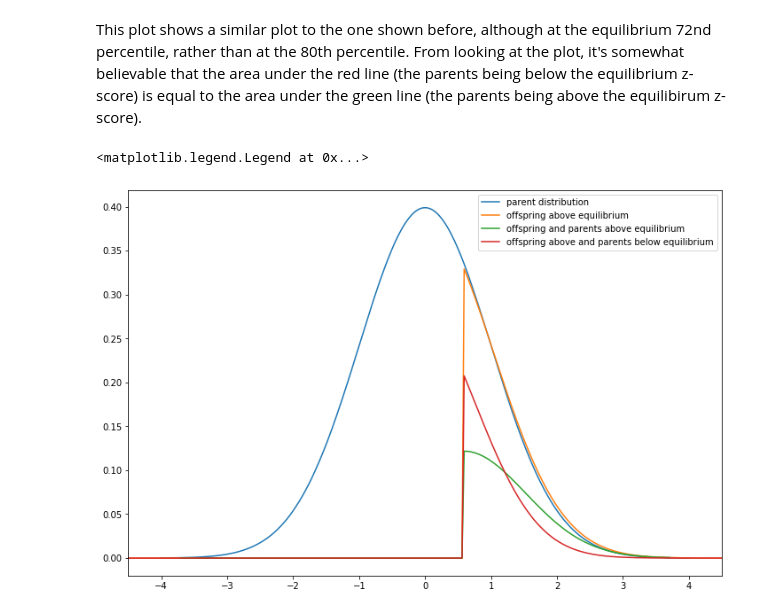
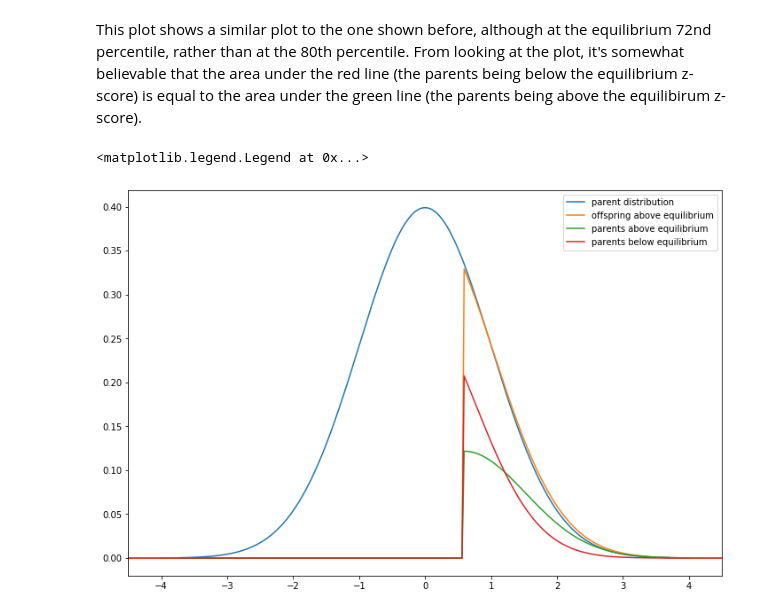
Before and after one commit to jessebmurray/polygenic, a Jupyter notebook: tree_project_explainer.ipynb, the cells around one changed output. Drawn from its saved outputs; the diff is of its cells as text; code cells hidden in the pictures.

```diff
--- a/tree_project_explainer.ipynb
+++ b/tree_project_explainer.ipynb
@@ -288,11 +288,11 @@ This plot shows a similar plot to the one shown before, although at the equilibr
 # %%
 plt.figure(figsize=fig_size)
 plt.xlim(-4.5, 4.5)
 tree.plot_distribution(parent_distribution)  # plot the parent distribution
 tree.plot_distribution(offspring_top_equil)  # plot offspring above the equilibrium
 tree.plot_distribution(offspring_top_par_top_equil)  # plot offspring from parents above the equilibrium
 tree.plot_distribution(offspring_top_par_bottom_equil)  # plot offspring from parents below the equilibrium
-plt.legend(labels=['parent distribution', 'offspring above equilibrium', 'offspring and parents above equilibrium', 'offspring above and parents below equilibrium'])
+plt.legend(labels=['parent distribution', 'offspring above equilibrium', 'parents above equilibrium', 'parents below equilibrium'])
 # %% [output]
 <matplotlib.legend.Legend at 0x...>
-[figure, old version]
+[figure, new version]
```
Also changed, not shown: parts of 1 cell of this notebook.
